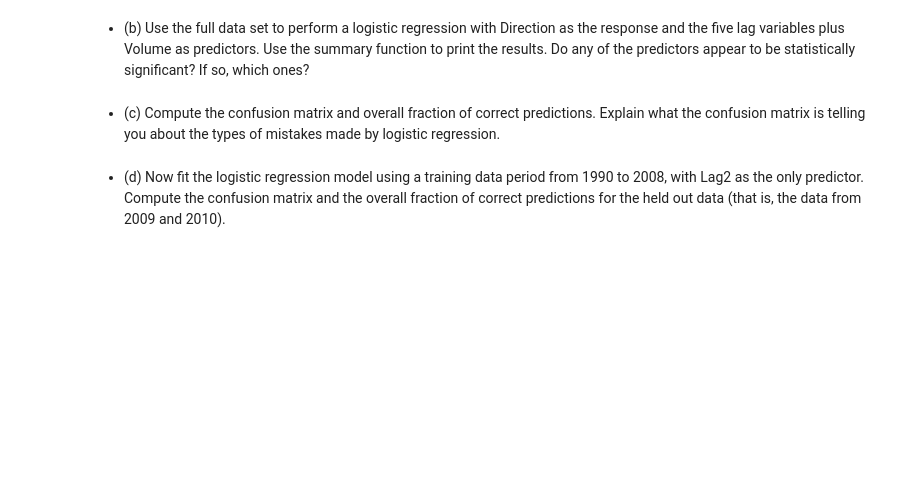
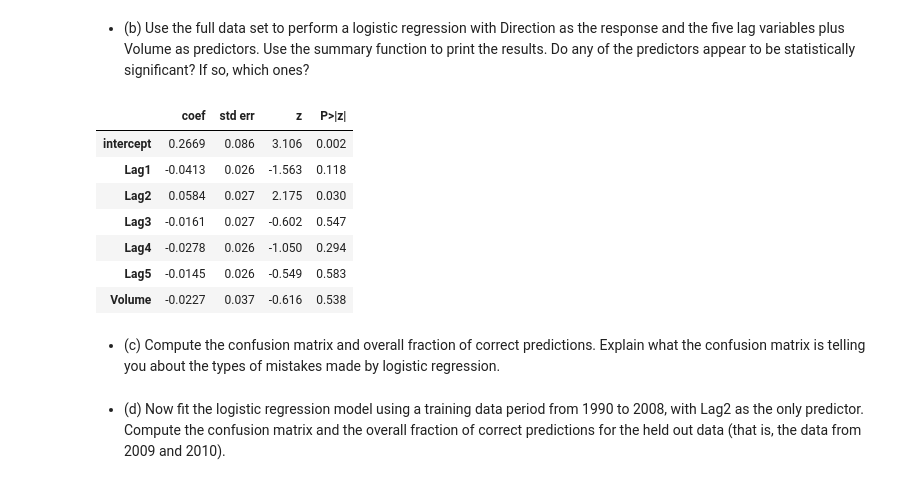
Before and after one commit to cake-dev/AdvDataScience, a Jupyter notebook: ch4hw.ipynb, the cells around one changed output. Drawn from its saved outputs; the diff is of its cells as text; code cells hidden in the pictures; blank space fills up the shorter version.

```diff
--- a/ch4hw.ipynb
+++ b/ch4hw.ipynb
@@ -34,5 +137,24 @@ weekly returns for 21 years, from the beginning of 1990 to the end of
 # %% [markdown]
 - (b) Use the full data set to perform a logistic regression with Direction as the response and the five lag variables plus Volume as predictors. Use the summary function to print the results. Do any of the predictors appear to be statistically significant? If so, which ones?
+# %%
+allvars = weekly_market.columns.drop(['Today', 'Direction', 'Year'])
+design = MS(allvars)
+X = design.fit_transform(weekly_market)
+y = weekly_market.Direction.map({'Up': 1, 'Down': 0})
+glm = sm.GLM(y,
+             X,
+             family=sm.families.Binomial())
+results = glm.fit()
+summarize(results)
+# %% [output]
+|  | coef | std err | z | P>|z| |
+| intercept | 0.2669 | 0.086 | 3.106 | 0.002 |
+| Lag1 | -0.0413 | 0.026 | -1.563 | 0.118 |
+| Lag2 | 0.0584 | 0.027 | 2.175 | 0.030 |
+| Lag3 | -0.0161 | 0.027 | -0.602 | 0.547 |
+| Lag4 | -0.0278 | 0.026 | -1.050 | 0.294 |
+| Lag5 | -0.0145 | 0.026 | -0.549 | 0.583 |
+| Volume | -0.0227 | 0.037 | -0.616 | 0.538 |
 # %% [markdown]
 - (c) Compute the confusion matrix and overall fraction of correct predictions. Explain what the confusion matrix is telling you about the types of mistakes made by logistic regression.
 # %% [markdown]
```
Also changed, not shown: parts of 11 cells of this notebook, 3 other files.
